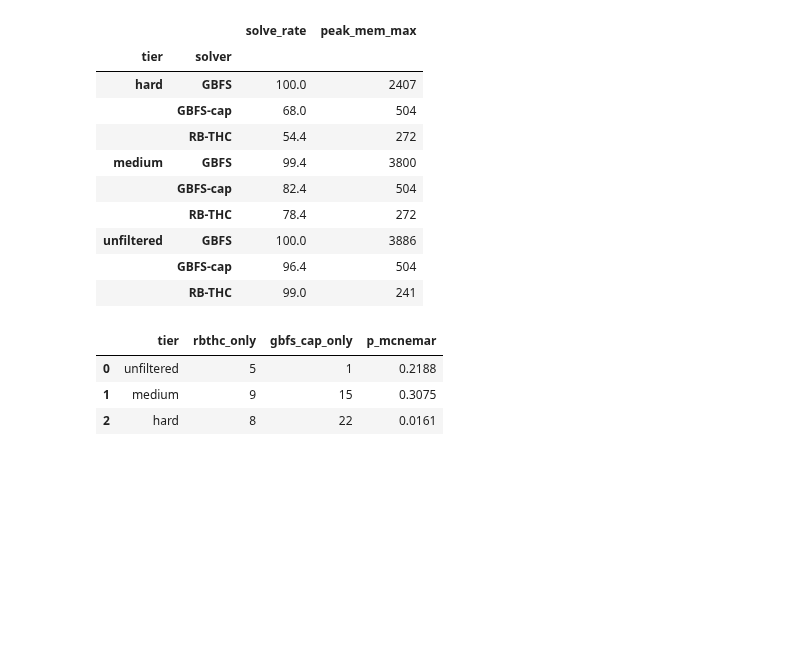
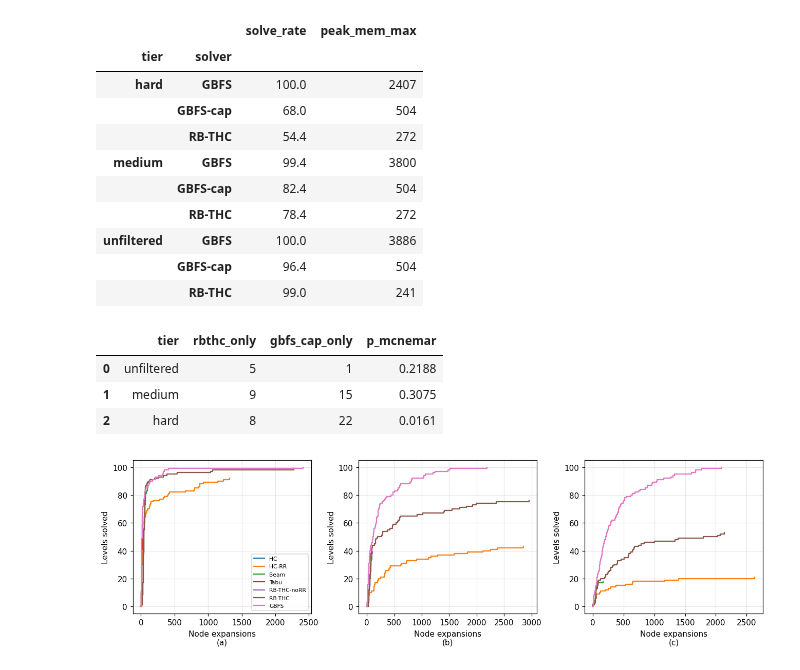
Before and after one commit to snehanagarajan-1452/Sokoban, a Jupyter notebook: RBTHC_revision_experiments.ipynb, the cells around one changed output. Cells and saved outputs as stored; diff of their text form; code cells hidden in the pictures; blank space fills up the shorter version.

```diff
--- a/RBTHC_revision_experiments.ipynb
+++ b/RBTHC_revision_experiments.ipynb
@@ -790,6 +790,19 @@ display(C.round(1)); display(pd.DataFrame(cmp_rows).round(4))
 | 0 | unfiltered | 5 | 1 | 0.2188 |
 | 1 | medium | 9 | 15 | 0.3075 |
 | 2 | hard | 8 | 22 | 0.0161 |
+# %%
+# CELL 18: Fig. 5 with (a)(b)(c) panel labels, 300 dpi
+fig, axes = plt.subplots(1, 3, figsize=(12, 3.6))
+for ax, tier, lab in zip(axes, tiers, ['(a)', '(b)', '(c)']):
+    d = df[(df.tier == tier) & (df.seed == 0)]
+    for s in ORDER:
+        e = np.sort(d[(d.solver == s) & d.solved].expansions.values)
+        ax.step(np.r_[0, e], np.arange(len(e) + 1), where='post', label=s)
+    ax.set_xlabel(f'Node expansions\n{lab}'); ax.set_ylabel('Levels solved'); ax.grid(alpha=.3)
+axes[0].legend(fontsize=7)
+plt.tight_layout(); plt.savefig('results/fig_cactus_labelled.png', dpi=300); plt.show()
+# %% [output]
+[figure, added]
 # %%
 !zip -r results.zip results
 from google.colab import files; files.download('results.zip')
```
Also changed, not shown: parts of 1 cell of this notebook.
